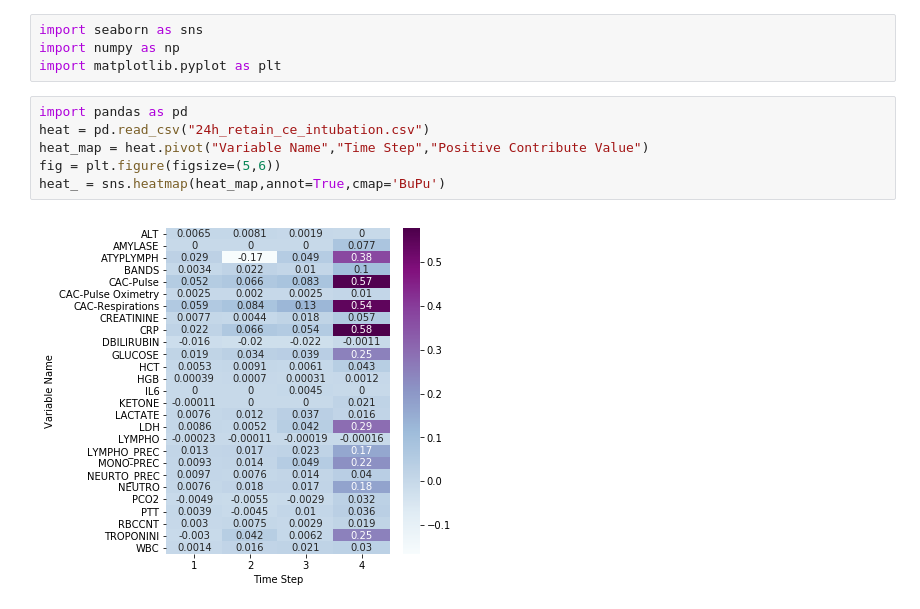
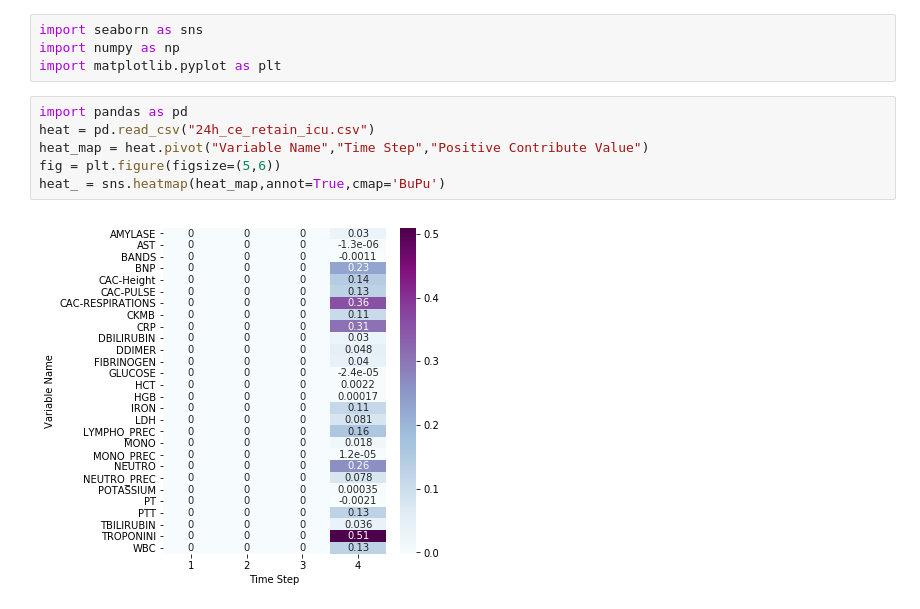
Before and after one commit to Tingyiwanyan/Contrastive_Learning_For_Covid, a Jupyter notebook: draw_heat_map.ipynb, the cells around one changed output. Saved outputs shown, nothing was run; the diff lists cells and outputs as text.

```diff
--- a/draw_heat_map.ipynb
+++ b/draw_heat_map.ipynb
@@ -4,9 +4,9 @@ import numpy as np
 import matplotlib.pyplot as plt
 # %%
 import pandas as pd
-heat = pd.read_csv("24h_retain_ce_intubation.csv")
+heat = pd.read_csv("24h_ce_retain_icu.csv")
 heat_map = heat.pivot("Variable Name","Time Step","Positive Contribute Value")
 fig = plt.figure(figsize=(5,6))
 heat_ = sns.heatmap(heat_map,annot=True,cmap='BuPu')
 # %% [output]
-[figure, old version]
+[figure, new version]
```
Also changed, not shown: parts of 2 cells of this notebook, 13 other files.
